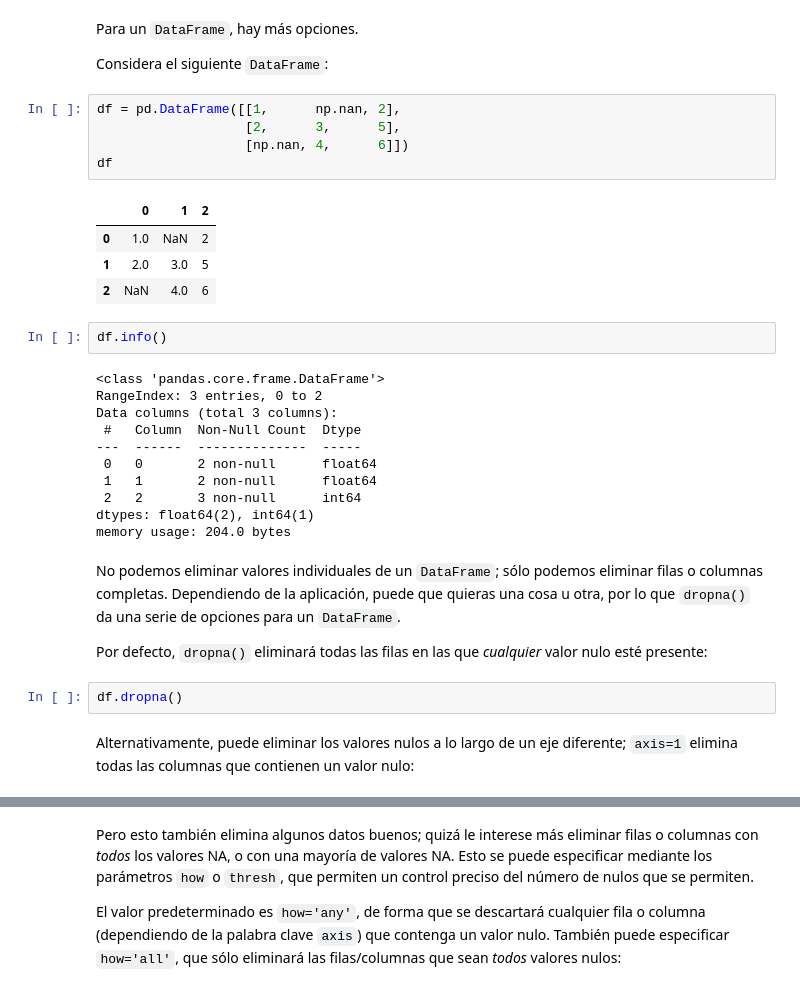
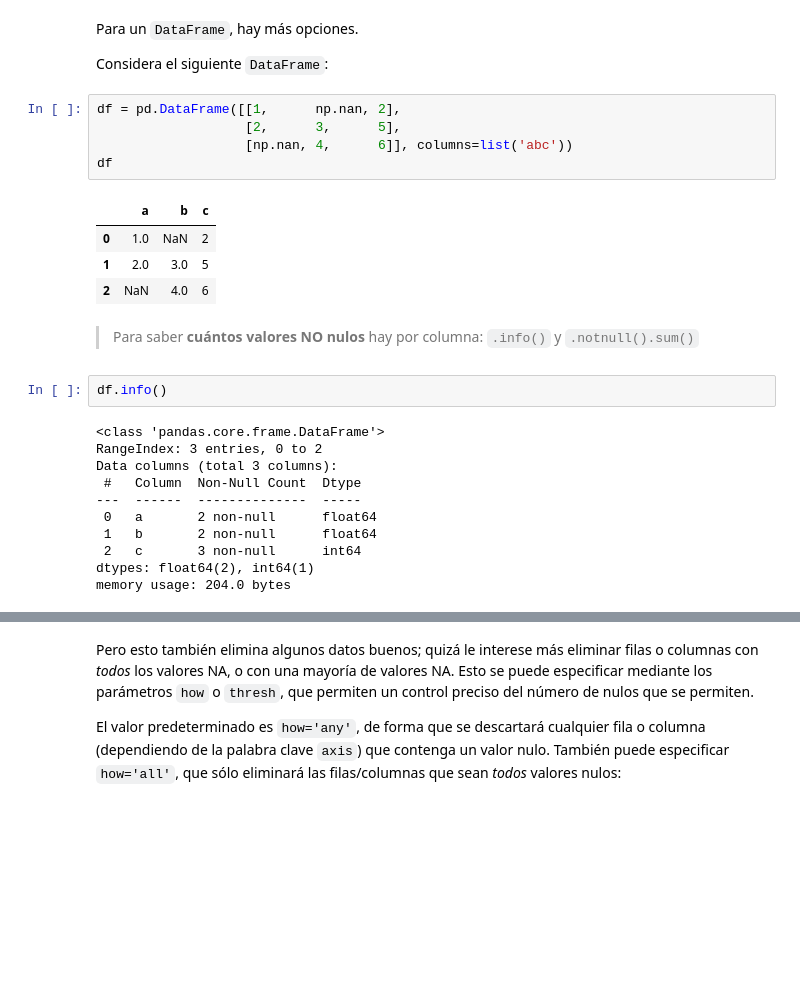
Before and after one commit to XimenaPO/DS_PT_09_2023, a Jupyter notebook: Data_Analysis/2-Pandas/Teoría/4_Handling-Missing-Data.ipynb, the cells around one changed output, grey strips where cells are left out. Saved outputs shown, nothing was run; the diff lists cells and outputs as text; blank space fills up the shorter version.

Commit message:
upload APUNTES Handling Missing Data dropna,isnull

```diff
--- a/Data_Analysis/2-Pandas/Teoría/4_Handling-Missing-Data.ipynb
+++ b/Data_Analysis/2-Pandas/Teoría/4_Handling-Missing-Data.ipynb
@@ -405,13 +441,15 @@ Considera el siguiente ``DataFrame``:
 # %%
 df = pd.DataFrame([[1,      np.nan, 2],
                    [2,      3,      5],
-                   [np.nan, 4,      6]])
+                   [np.nan, 4,      6]], columns=list('abc'))
 df
 # %% [output]
-|  | 0 | 1 | 2 |
+|  | a | b | c |
 | 0 | 1.0 | NaN | 2 |
 | 1 | 2.0 | 3.0 | 5 |
 | 2 | NaN | 4.0 | 6 |
+# %% [markdown]
+> Para saber **cuántos valores NO nulos** hay por columna: `.info()` y `.notnull().sum()`
 # %%
 df.info()
 # %% [output]
@@ -420,17 +458,8 @@ RangeIndex: 3 entries, 0 to 2
 Data columns (total 3 columns):
  #   Column  Non-Null Count  Dtype
 ---  ------  --------------  -----
- 0   0       2 non-null      float64
- 1   1       2 non-null      float64
- 2   2       3 non-null      int64
+ 0   a       2 non-null      float64
+ 1   b       2 non-null      float64
+ 2   c       3 non-null      int64
 dtypes: float64(2), int64(1)
 memory usage: 204.0 bytes
-# %% [markdown]
-No podemos eliminar valores individuales de un ``DataFrame``; sólo podemos eliminar filas o columnas completas.
-Dependiendo de la aplicación, puede que quieras una cosa u otra, por lo que ``dropna()`` da una serie de opciones para un ``DataFrame``.
-
-Por defecto, ``dropna()`` eliminará todas las filas en las que *cualquier* valor nulo esté presente:
-# %%
-df.dropna()
-# %% [markdown]
-Alternativamente, puede eliminar los valores nulos a lo largo de un eje diferente; ``axis=1`` elimina todas las columnas que contienen un valor nulo:
```
Also changed, not shown: parts of 32 cells of this notebook.
